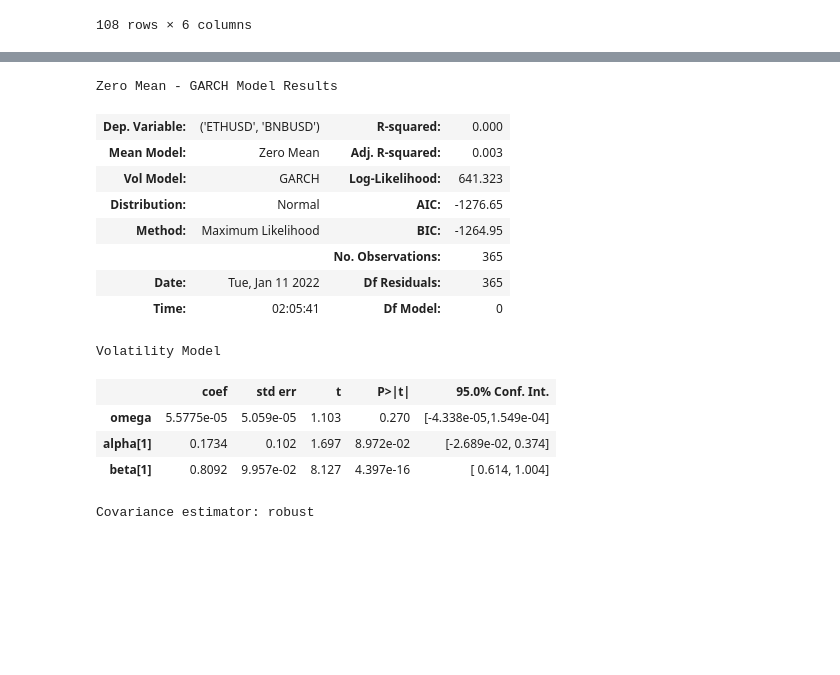
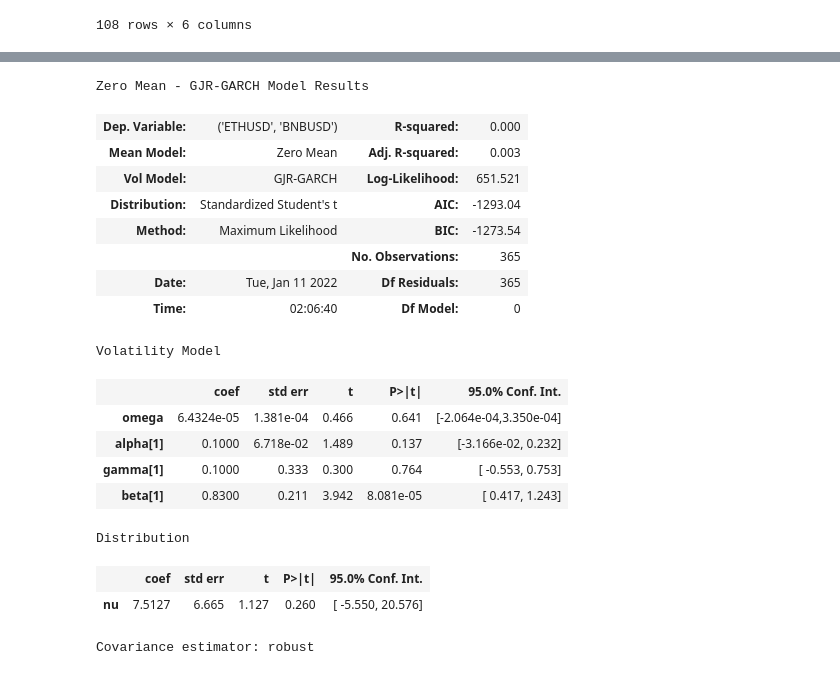
Before and after one commit to TzuH-Hsu/Crypto_PairsTrading, a Jupyter notebook: result.ipynb, the cells around one changed output, grey strips where cells are left out. Drawn from its saved outputs; the diff is of its cells as text; code cells hidden in the pictures; blank space fills up the shorter version.

```diff
--- a/result.ipynb
+++ b/result.ipynb
@@ -226,18 +216,22 @@ model_list[0].result
 # %%
-model_list[0].res.summary()
+model_list[9].res.summary()
 # %% [output]
-Zero Mean - GARCH Model Results
+Zero Mean - GJR-GARCH Model Results
 | Dep. Variable: | ('ETHUSD', 'BNBUSD') | R-squared: | 0.000 |
 | Mean Model: | Zero Mean | Adj. R-squared: | 0.003 |
-| Vol Model: | GARCH | Log-Likelihood: | 641.323 |
-| Distribution: | Normal | AIC: | -1276.65 |
-| Method: | Maximum Likelihood | BIC: | -1264.95 |
+| Vol Model: | GJR-GARCH | Log-Likelihood: | 651.521 |
+| Distribution: | Standardized Student's t | AIC: | -1293.04 |
+| Method: | Maximum Likelihood | BIC: | -1273.54 |
 |  |  | No. Observations: | 365 |
 | Date: | Tue, Jan 11 2022 | Df Residuals: | 365 |
-| Time: | 02:05:41 | Df Model: | 0 |
+| Time: | 02:06:40 | Df Model: | 0 |
 Volatility Model
 |  | coef | std err | t | P>|t| | 95.0% Conf. Int. |
-| omega | 5.5775e-05 | 5.059e-05 | 1.103 | 0.270 | [-4.338e-05,1.549e-04] |
-| alpha[1] | 0.1734 | 0.102 | 1.697 | 8.972e-02 | [-2.689e-02, 0.374] |
-| beta[1] | 0.8092 | 9.957e-02 | 8.127 | 4.397e-16 | [ 0.614, 1.004] |
+| omega | 6.4324e-05 | 1.381e-04 | 0.466 | 0.641 | [-2.064e-04,3.350e-04] |
+| alpha[1] | 0.1000 | 6.718e-02 | 1.489 | 0.137 | [-3.166e-02, 0.232] |
+| gamma[1] | 0.1000 | 0.333 | 0.300 | 0.764 | [ -0.553, 0.753] |
+| beta[1] | 0.8300 | 0.211 | 3.942 | 8.081e-05 | [ 0.417, 1.243] |
-Covariance estimator: robust
+Distribution
+|  | coef | std err | t | P>|t| | 95.0% Conf. Int. |
+| nu | 7.5127 | 6.665 | 1.127 | 0.260 | [ -5.550, 20.576] |
+Covariance estimator: robust
```
Also changed, not shown: parts of 8 cells of this notebook, 2 other files.
